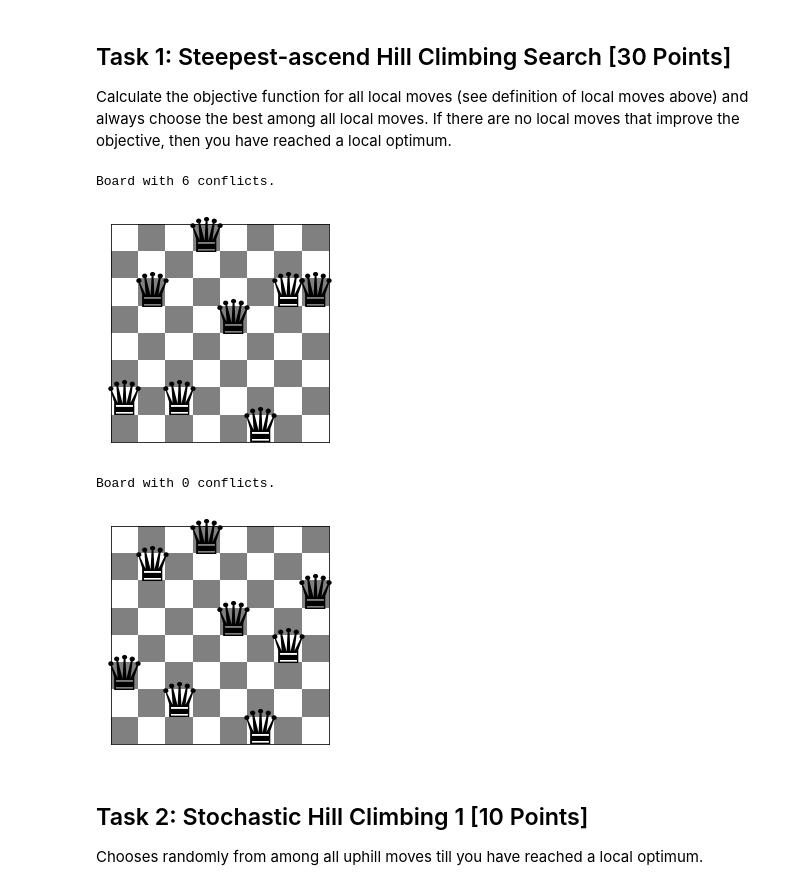
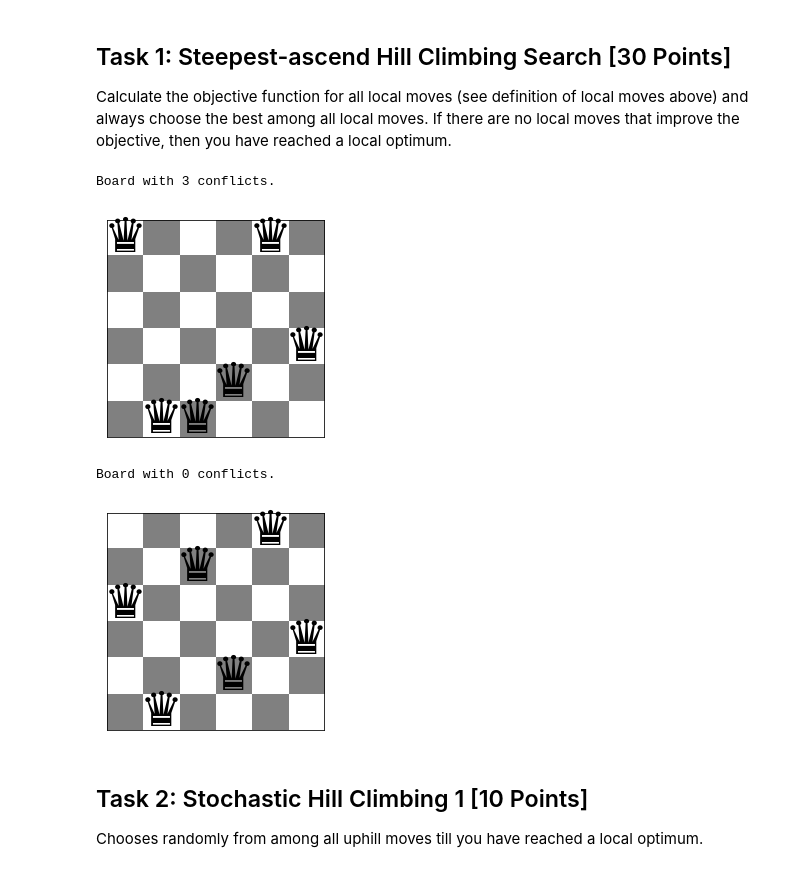
Before and after one commit to kirkwat/artificial-intelligence, a Jupyter notebook: assignment_4/n_queens.ipynb, the cells around one changed output. Saved outputs shown, nothing was run; the diff lists cells and outputs as text; code cells hidden in the pictures.

```diff
--- a/assignment_4/n_queens.ipynb
+++ b/assignment_4/n_queens.ipynb
@@ -149,15 +149,15 @@ def steepest_ascent(current_board, n, verbose=False):
     #return best local move
     return best_board
 # %%
-n=8
+n=6
 board = random_board(n)
 show_board(board)
 show_board(hill_climb(board, n, steepest_ascent))
 # %% [output]
-Board with 6 conflicts.
+Board with 3 conflicts.
-[figure, old version]
+[figure, new version]
 Board with 0 conflicts.
-[figure, old version]
+[figure, new version]
 # %% [markdown]
 ## Task 2: Stochastic Hill Climbing 1 [10 Points]
 
```
Also changed, not shown: parts of 4 cells of this notebook.
